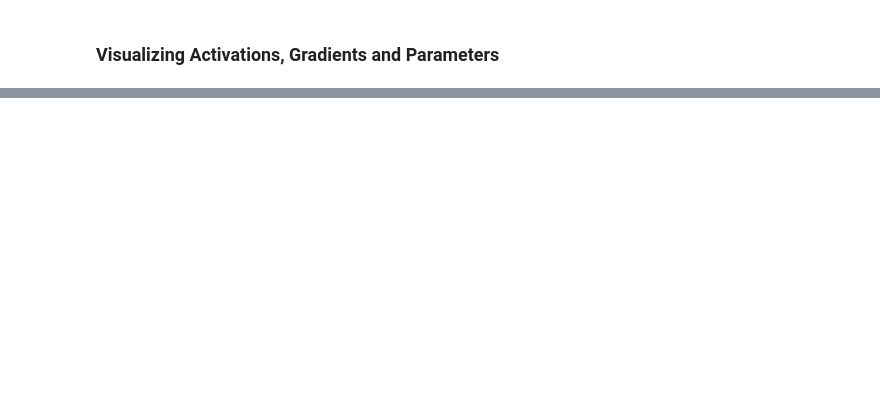
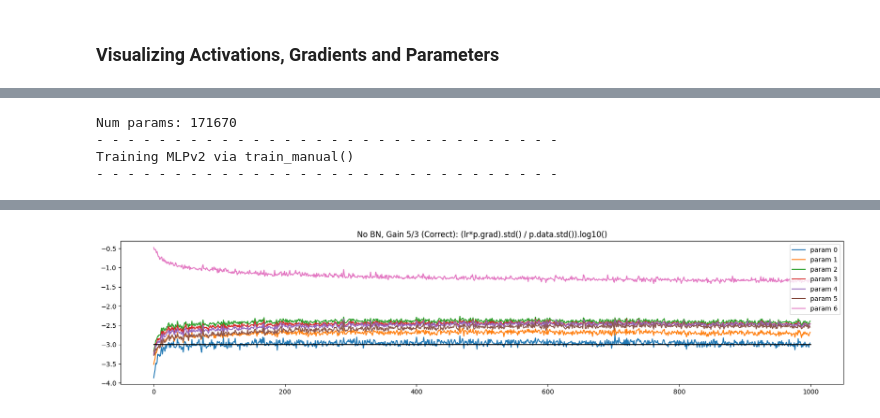
Before and after one commit to collinmccarthy/deep-learning-from-scratch, a Jupyter notebook: notebooks/makemore/makemore_pt3_mlp_bn.ipynb, the cells around one changed output, grey strips where cells are left out. Saved outputs shown, nothing was run; the diff lists cells and outputs as text; code cells hidden in the pictures; blank space fills up the shorter version.

```diff
--- a/notebooks/makemore/makemore_pt3_mlp_bn.ipynb
+++ b/notebooks/makemore/makemore_pt3_mlp_bn.ipynb
@@ -450,7 +473,7 @@ class HookWrapper:
 # %% [markdown]
 ### Train Loop
 # %%
-def train_manual(model, max_steps = 200000, print_iter = 10000):
+def train_manual(model, max_steps = 200000, print_iter = 10000, lr=0.1):
     stepi = []
     lossi = []
     ud = []
@@ -473,9 +496,9 @@ def train_manual(model, max_steps = 200000, print_iter = 10000):
         loss.backward()
 
         # update
-        lr = 0.1 if i < 0.8 * max_steps else 0.01
+        cur_lr = lr if i < 0.8 * max_steps else lr/10
         for p in model.parameters():
-            p.data += -lr * p.grad  # pyright: ignore[reportOperatorIssue]
+            p.data += -cur_lr * p.grad  # pyright: ignore[reportOperatorIssue]
 
         # track stats
         stepi.append(i)
@@ -760,0 +811,12 @@ plt.title('(lr*p.grad).std() / p.data.std()).log10()');
+# %%
+# Visualize data grad update / data update ratio (ratio of std dev)
+def visualize_update_ratio(model, ud, prepend_str=""):
+    plt.figure(figsize=(20, 4))
+    legends = []
+    for i,p in enumerate(model.parameters()):
+        if p.ndim == 2:  # Only 2D params, so weights of embedding and linear layers
+            plt.plot([ud[j][i] for j in range(len(ud))])
+            legends.append('param %d' % i)
+    plt.plot([0, len(ud)], [-3, -3], 'k') # these ratios should be ~1e-3, indicate on plot
+    plt.legend(legends)
+    plt.title(f'{prepend_str} (lr*p.grad).std() / p.data.std()).log10()')
@@ -760,0 +876,14 @@ plt.title('(lr*p.grad).std() / p.data.std()).log10()');
+# %%
+# Use 1000 steps for update (ud)
+model, hook_wrapper, step, loss, ud = train_model(
+    model_str="MLPv2",
+    train_fn=train_manual,
+    max_steps=1000,
+    model_kwargs=dict(use_bn=False, output_gain=0.1, force_linear_tanh_gain=5/3),
+)
+visualize_update_ratio(model=model, ud=ud, prepend_str="No BN, Gain 5/3 (Correct):")
+# %% [output]
+Num params: 171670
+- - - - - - - - - - - - - - - - - - - - - - - - - - - - - -
+Training MLPv2 via train_manual()
+- - - - - - - - - - - - - - - - - - - - - - - - - - - - - -
@@ -760,0 +893 @@ plt.title('(lr*p.grad).std() / p.data.std()).log10()');
+[figure, added]
```
Also changed, not shown: parts of 60 cells of this notebook.
